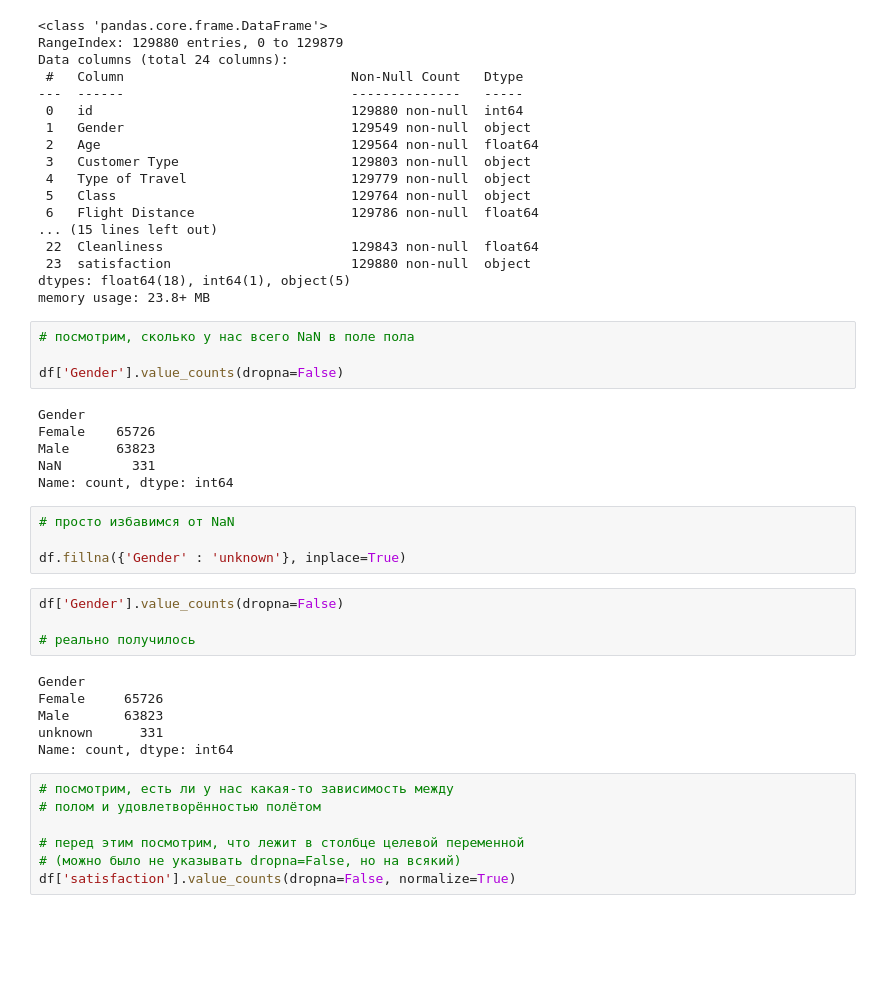
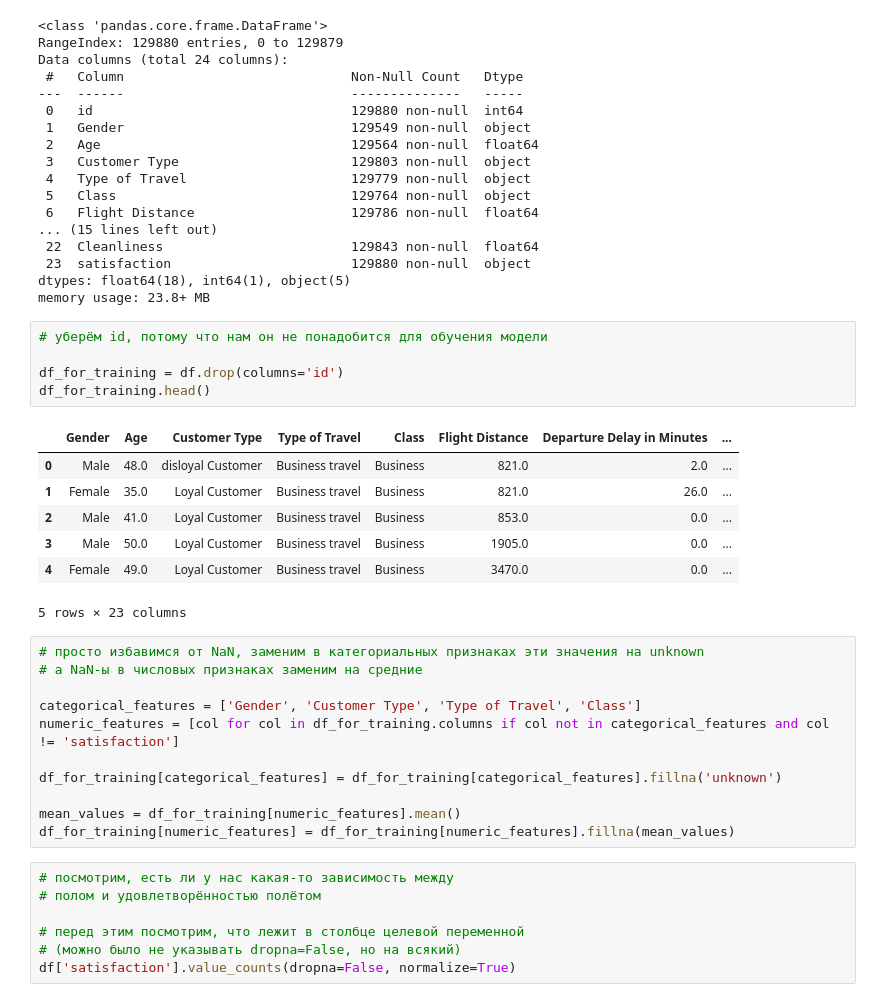
Before and after one commit to Turalchik/customer_analysis, a Jupyter notebook: clients.ipynb, the cells around one changed output. Saved outputs shown, nothing was run; the diff lists cells and outputs as text; blank space fills up the shorter version.

Commit message:
improving the quality of work with categorical features

```diff
--- a/clients.ipynb
+++ b/clients.ipynb
@@ -27,30 +27,30 @@ Data columns (total 24 columns):
  23  satisfaction                       129880 non-null  object
 dtypes: float64(18), int64(1), object(5)
 memory usage: 23.8+ MB
-# %%
-# посмотрим, сколько у нас всего NaN в поле пола
-
-df['Gender'].value_counts(dropna=False)
-# %% [output]
-Gender
-Female    65726
-Male      63823
-NaN         331
-Name: count, dtype: int64
-# %%
-# просто избавимся от NaN
-
-df.fillna({'Gender' : 'unknown'}, inplace=True)
-# %%
-df['Gender'].value_counts(dropna=False)
-
-# реально получилось
-# %% [output]
-Gender
-Female     65726
-Male       63823
-unknown      331
-Name: count, dtype: int64
+# %%
+# уберём id, потому что нам он не понадобится для обучения модели
+
+df_for_training = df.drop(columns='id')
+df_for_training.head()
+# %% [output]
+|  | Gender | Age | Customer Type | Type of Travel | Class | Flight Distance | Departure Delay in Minutes | ... |
+| 0 | Male | 48.0 | disloyal Customer | Business travel | Business | 821.0 | 2.0 | ... |
+| 1 | Female | 35.0 | Loyal Customer | Business travel | Business | 821.0 | 26.0 | ... |
+| 2 | Male | 41.0 | Loyal Customer | Business travel | Business | 853.0 | 0.0 | ... |
+| 3 | Male | 50.0 | Loyal Customer | Business travel | Business | 1905.0 | 0.0 | ... |
+| 4 | Female | 49.0 | Loyal Customer | Business travel | Business | 3470.0 | 0.0 | ... |
+5 rows × 23 columns
+# %%
+# просто избавимся от NaN, заменим в категориальных признаках эти значения на unknown
+# а NaN-ы в числовых признаках заменим на средние
+
+categorical_features = ['Gender', 'Customer Type', 'Type of Travel', 'Class']
+numeric_features = [col for col in df_for_training.columns if col not in categorical_features and col != 'satisfaction']
+
+df_for_training[categorical_features] = df_for_training[categorical_features].fillna('unknown')
+
+mean_values = df_for_training[numeric_features].mean()
+df_for_training[numeric_features] = df_for_training[numeric_features].fillna(mean_values)
 # %%
 # посмотрим, есть ли у нас какая-то зависимость между
 # полом и удовлетворённостью полётом
```
Also changed, not shown: parts of 37 cells of this notebook.
